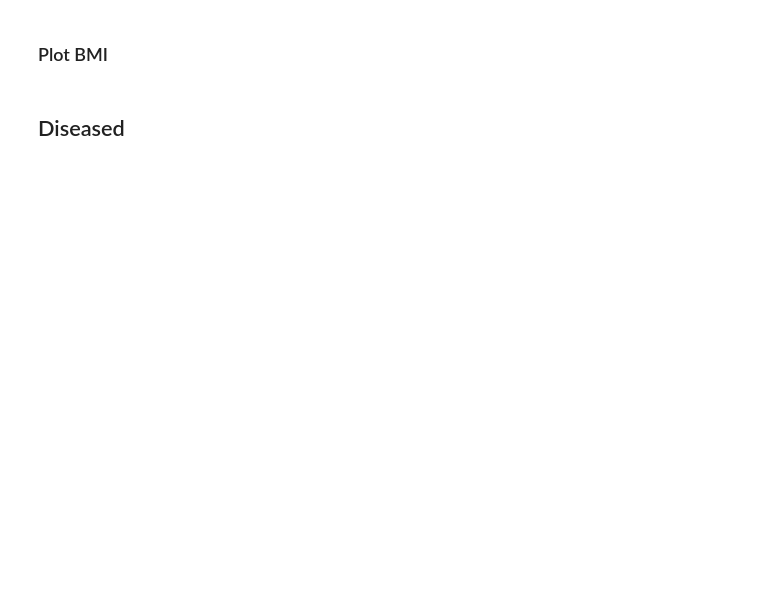
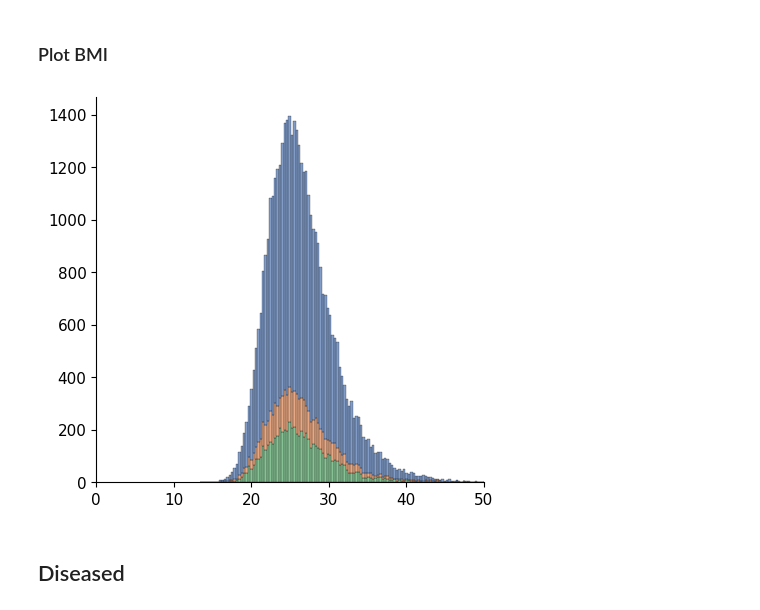
Before and after one commit to FerminT/BrainVAE, a Jupyter notebook: distribution_plots.ipynb, the cells around one changed output. Drawn from its saved outputs; the diff is of its cells as text; code cells hidden in the pictures; blank space fills up the shorter version.

```diff
--- a/distribution_plots.ipynb
+++ b/distribution_plots.ipynb
@@ -117,12 +124,22 @@ plt.show()
 ### Plot BMI
 # %%
 without_nas_in_bmi = general_df.dropna(subset=['bmi'])
-sns.set_theme(rc={'figure.figsize':(6, 4.8)})
-sns.histplot(data=without_nas_in_bmi, x='bmi', hue='split', multiple='stack', alpha=0.5, legend=True, kde=True)
-plt.xlabel('BMI')
-plt.ylabel('Count')
-plt.title('BMI distribution in all datasets')
+sns.reset_defaults()
+fig, ax = plt.subplots(figsize=(5, 5))
+sns.histplot(data=without_nas_in_bmi, x='bmi', hue='Split', palette='deep', multiple='stack', alpha=0.7, legend=False, kde=False, ax=ax)
+ax.set_xlabel('BMI')
+ax.set_ylabel('Count')
+ax.tick_params(axis='both', which='major', labelsize=11)
+# set xlim to 10-50
+ax.set_xlim(0, 50)
+plt.xlabel('')
+plt.ylabel('')
+sns.despine()
+plt.savefig('bmi_distribution_general.png', dpi=300, transparent=True)
+# ax.set_title('BMI distribution in all datasets')
 plt.show()
+# %% [output]
+[figure, added]
 # %% [markdown]
 ## Diseased
 # %%
```
Also changed, not shown: parts of 3 cells of this notebook.
